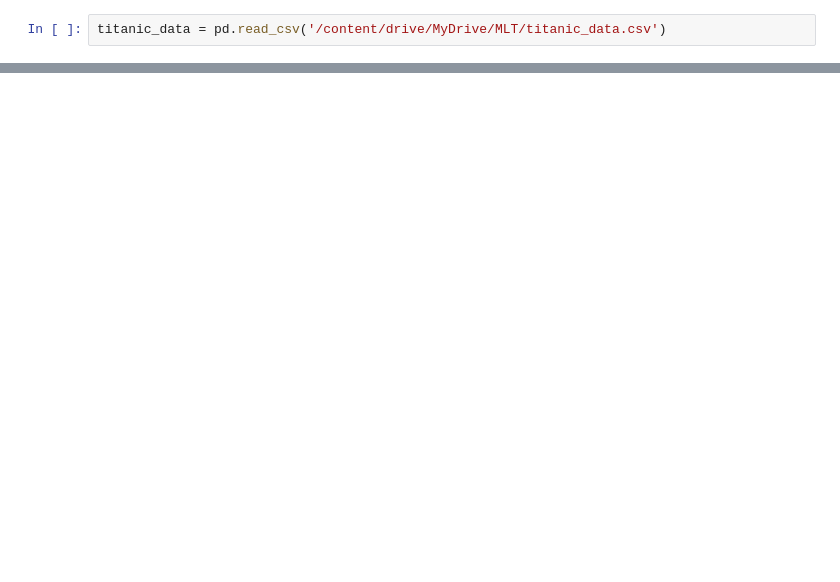
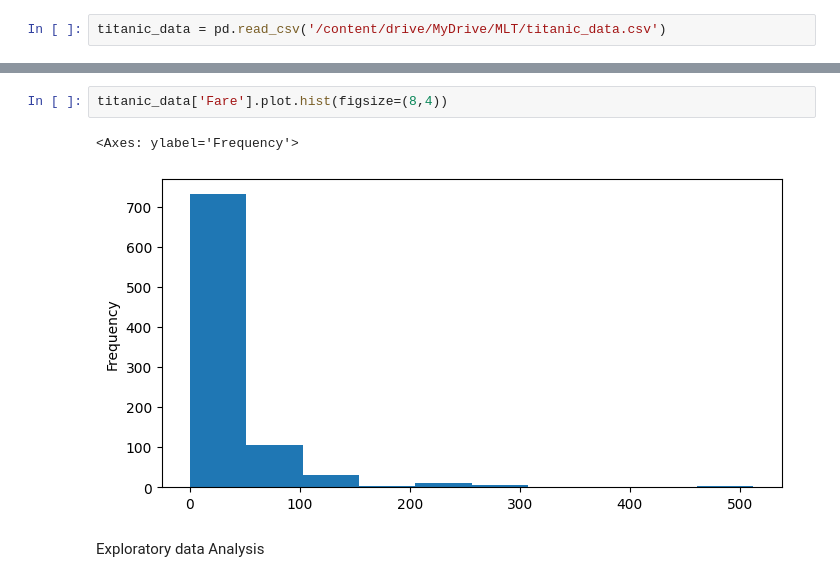
Before and after one commit to sakshii009/MLT-colab-practice, a Jupyter notebook: exp3_implementation_of_logistic_regression.ipynb, the cells around one changed output, grey strips where cells are left out. Drawn from its saved outputs; the diff is of its cells as text; blank space fills up the shorter version.

```diff
--- a/exp3_implementation_of_logistic_regression.ipynb
+++ b/exp3_implementation_of_logistic_regression.ipynb
@@ -24,0 +55,7 @@ titanic_data.head()
+# %%
+titanic_data['Fare'].plot.hist(figsize=(8,4))
+# %% [output]
+<Axes: ylabel='Frequency'>
+[figure, added]
+# %% [markdown]
+Exploratory data Analysis
```
Also changed, not shown: parts of 49 cells of this notebook.
